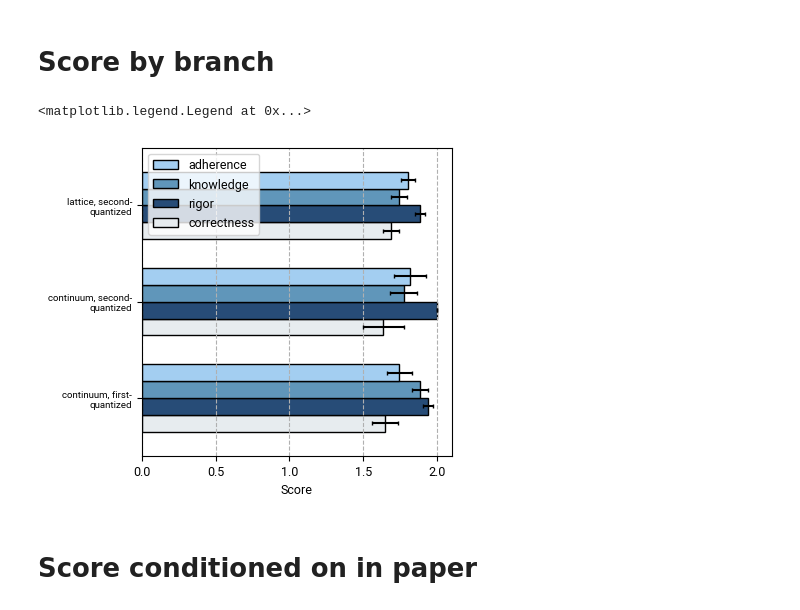
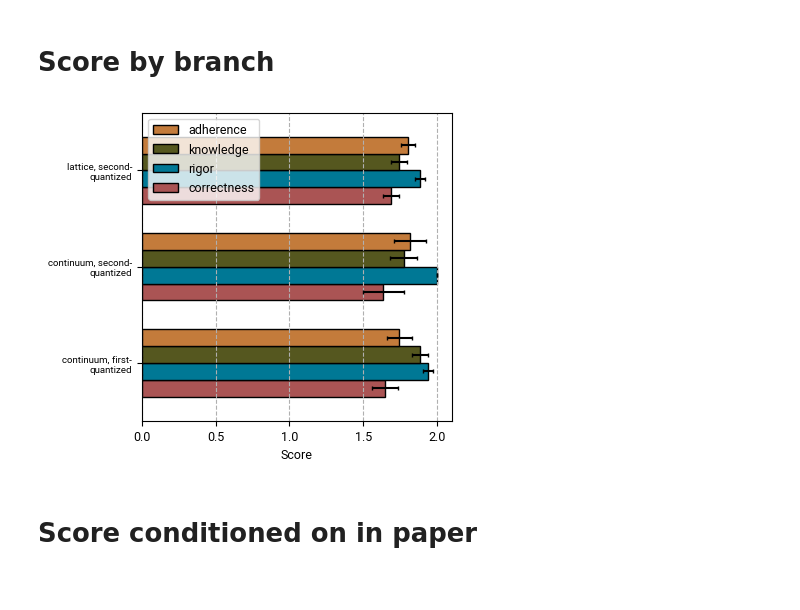
Before and after one commit to hainingpan/HartreeFock_GPT, a Jupyter notebook: data_analysis/analysis_execution.ipynb, the cells around one changed output. Saved outputs shown, nothing was run; the diff lists cells and outputs as text; code cells hidden in the pictures.

```diff
--- a/data_analysis/analysis_execution.ipynb
+++ b/data_analysis/analysis_execution.ipynb
@@ -385,17 +388,18 @@ execution_groupby_branch=execution.groupby('branch').agg(['mean','sem','count'])
 # %%
 execution_groupby_branch_mean=execution_groupby_branch[execution_groupby_branch[('in paper','count')]>2].loc[:,(slice(None),'mean')].iloc[:,:1:-1].droplevel(1,axis=1)
 exeution_groupby_branch_sem=execution_groupby_branch[execution_groupby_branch[('in paper','count')]>2].loc[:,(slice(None),'sem')].iloc[:,:1:-1].droplevel(1,axis=1)
-ax=execution_groupby_branch_mean.plot(kind='barh',xerr=exeution_groupby_branch_sem,figsize=(4,4),color=['#e7ecef','#274c77','#6096ba','#a3cef1'],capsize=1.5,edgecolor='k',width=0.7,)
+ax=execution_groupby_branch_mean.plot(kind='barh',xerr=exeution_groupby_branch_sem,figsize=(4,4),color=['#AA5454','#007895','#55571F','#C37B3B',],capsize=1.5,edgecolor='k',width=0.7,)
+# ['#e7ecef','#274c77','#6096ba','#a3cef1']
 ax.grid(axis='x',ls='--')
 ax.set_ylabel('')
 ax.set_xlabel('Score')
 ax.set_yticklabels(['\n'.join(textwrap.wrap(task, width=20)) for task in execution_groupby_branch_mean.index],fontsize=7)
 # ax.set_title('Score of execution by branches')
 handles, labels = ax.get_legend_handles_labels()
 ax.legend(handles[::-1], labels[::-1])
+ax.get_figure().savefig('SM_d.pdf',bbox_inches='tight')
 # %% [output]
-<matplotlib.legend.Legend at 0x...>
-[figure, old version]
+[figure, new version]
 # %% [markdown]
 # Score conditioned on in paper
 # %%
```
Also changed, not shown: parts of 11 cells of this notebook, 14 other files.
